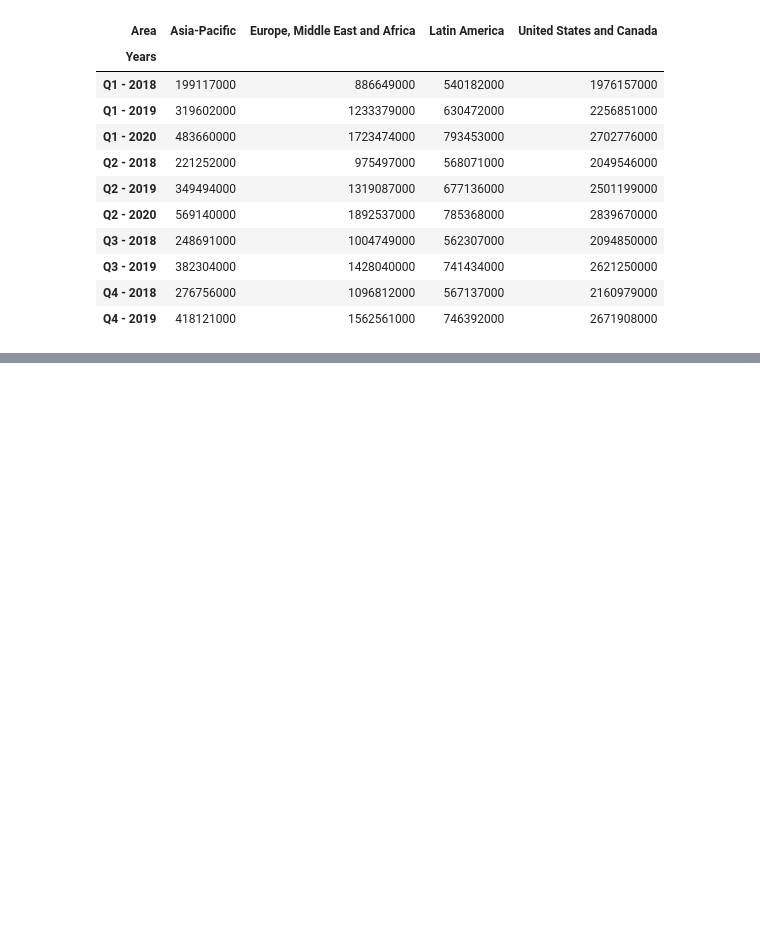
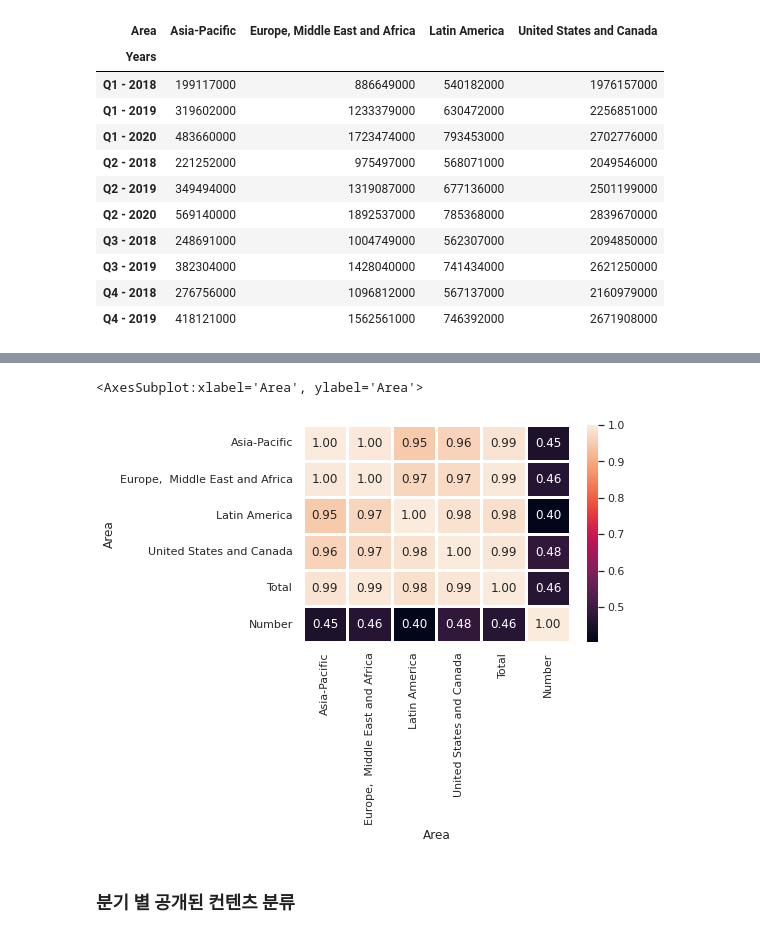
Before and after one commit to Yeyeong99/Aiffel_Datathon, a Jupyter notebook: 4 ott basic eda 1.ipynb, the cells around one changed output, grey strips where cells are left out. Drawn from its saved outputs; the diff is of its cells as text; code cells hidden in the pictures; blank space fills up the shorter version.

```diff
--- a/4 ott basic eda 1.ipynb
+++ b/4 ott basic eda 1.ipynb
@@ -929,0 +1033,7 @@ show_year(net_basic, net_basic['quarter_added'], 'quarter_added', 90)
+# %%
+sns.heatmap(data=net_reven_t.corr(method='pearson'), annot=True, fmt='.2f', linewidths=2.5)
+# %% [output]
+<AxesSubplot:xlabel='Area', ylabel='Area'>
+[figure, added]
+# %% [markdown]
+### 분기 별 공개된 컨텐츠 분류
```
Also changed, not shown: parts of 16 cells of this notebook.
